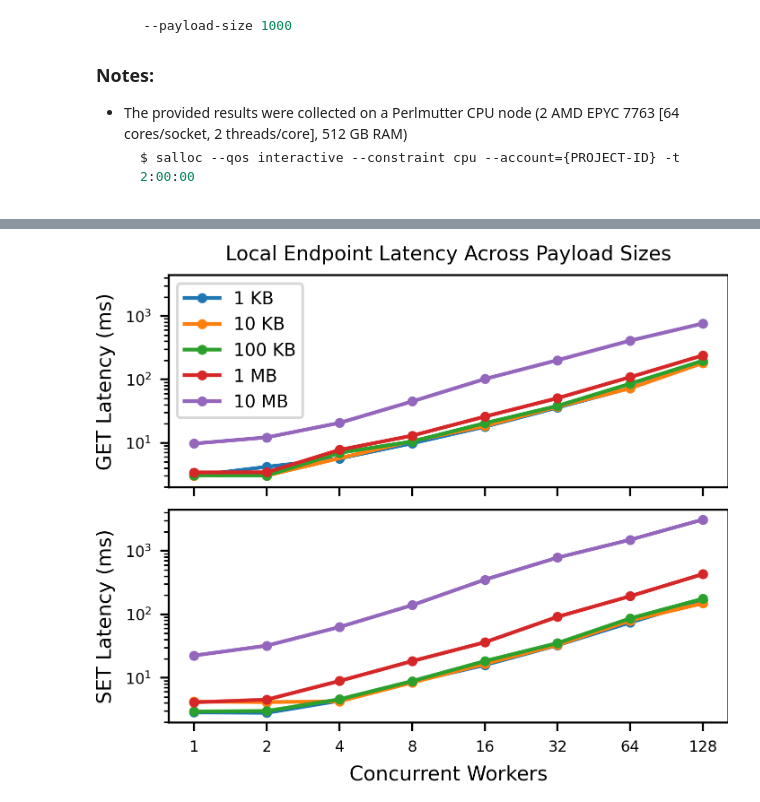
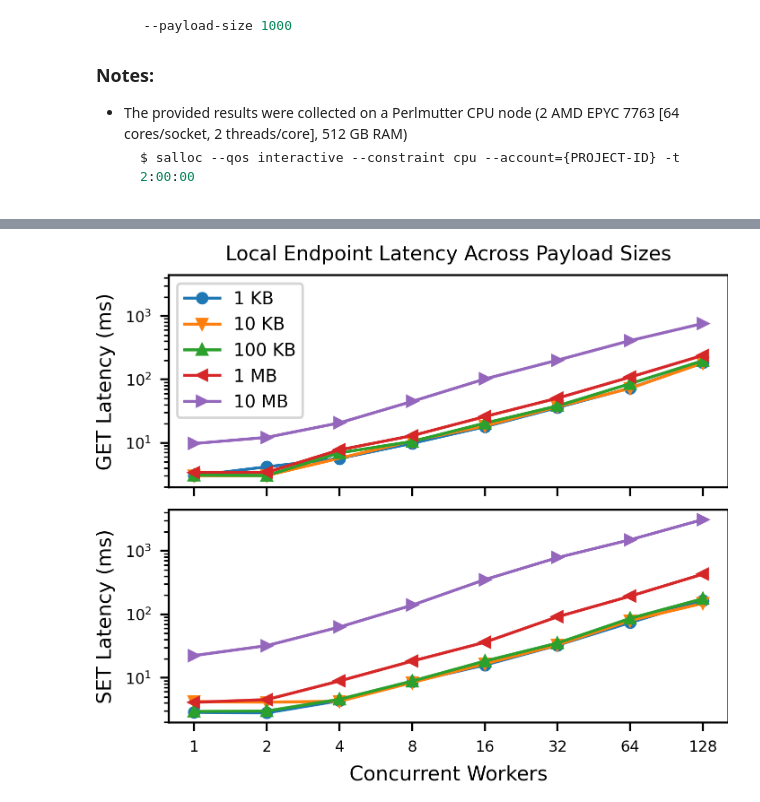
Before and after one commit to proxystore/sc23-evaluation, a Jupyter notebook: 1-endpoint-latency-local.ipynb, the cells around one changed output, grey strips where cells are left out. Drawn from its saved outputs; the diff is of its cells as text; code cells hidden in the pictures.

```diff
--- a/1-endpoint-latency-local.ipynb
+++ b/1-endpoint-latency-local.ipynb
@@ -91,31 +92,33 @@ def extract(data: pandas.DataFrame, route: str) -> dict[str, dict[str, list[str]
 # %%
 GET_DATA = extract(DATA, 'GET')
 SET_DATA = extract(DATA, 'SET')
+
+MARKERS = ['.', 'x', 'd', '*', '>', '1']
 
 payload_labels = ['1 KB', '10 KB', '100 KB', '1 MB', '10 MB']
 
 fig, axs = plt.subplots(2, 1, sharex=True, sharey=True)
 
 for data, ax in zip((GET_DATA, SET_DATA), axs):
     ax.set_yscale('log', base=10)
     ax.set_xscale('log', base=2)
 
-    for payload, series in data.items():
-        ax.plot(series['workers'], series['avg_latency'], marker='.', label=payload)
+    for i, (payload, series) in enumerate(data.items()):
+        ax.plot(series['workers'], series['avg_latency'], marker=markers.MarkerStyle.filled_markers[i], label=payload)
 
 axs[0].set_title('Local Endpoint Latency Across Payload Sizes')
 axs[-1].set_xlabel('Concurrent Workers')
 axs[0].set_ylabel('GET Latency (ms)')
 axs[1].set_ylabel('SET Latency (ms)')
 
 # Use integer x labels instead of powers of 2
 axs[-1].get_xaxis().set_major_formatter(mticker.FormatStrFormatter('%.0f'))
 
 axs[0].legend(payload_labels, loc='upper left')
 
 fig.tight_layout()
 
 fig.set_size_inches(3.5, 3)
 plt.savefig('figures/endpoint-latency-local.png', )
 # %% [output]
-[figure, old version]
+[figure, new version]
```
Also changed, not shown: parts of 1 cell of this notebook, 6 other files.
